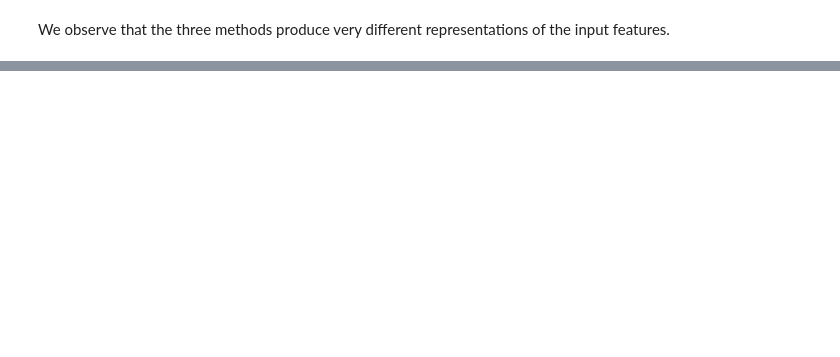
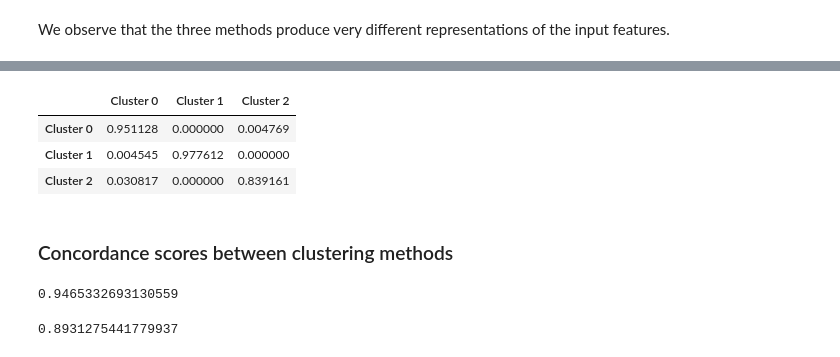
Before and after one commit to rbazin/ECSE556-HW1, a Jupyter notebook: notebook.ipynb, the cells around one changed output, grey strips where cells are left out. Drawn from its saved outputs; the diff is of its cells as text; code cells hidden in the pictures; blank space fills up the shorter version.

```diff
--- a/notebook.ipynb
+++ b/notebook.ipynb
@@ -134,0 +155,4 @@ We observe that the three methods produce very different representations of the
+# %%
+kmeans = KMeans(n_clusters=3)
+# %%
+k_clustering = kmeans.fit_predict(df_scaled)
@@ -134,0 +169,7 @@ We observe that the three methods produce very different representations of the
+# %%
+print("For agglomerative clustering:")
+for i in range(3):
+    print(f"Number of samples in cluster {i}: {np.sum(agglo_clustering == i)}")
+print("For K-means clustering:")
+for i in range(3):
+    print(f"Number of samples in cluster {i}: {np.sum(k_clustering == i)}")
@@ -134,0 +191,7 @@ We observe that the three methods produce very different representations of the
+# %%
+similarity_scores = np.zeros((3, 3))
+for i in range(3):
+    for j in range(3):
+        similarity_score = jaccard_score((agglo_clustering==i).astype("int32"), (k_clustering==j).astype("int32"))
+        similarity_scores[i, j] = similarity_score
+        print(f"Similarity score for clusters {i} vs {j}: {similarity_score}")
@@ -134,0 +208,10 @@ We observe that the three methods produce very different representations of the
+# %%
+df_similarity_scores = pd.DataFrame(similarity_scores, columns=["Cluster 0", "Cluster 1", "Cluster 2"], index=["Cluster 0", "Cluster 1", "Cluster 2"])
+df_similarity_scores
+# %% [output]
+|  | Cluster 0 | Cluster 1 | Cluster 2 |
+| Cluster 0 | 0.951128 | 0.000000 | 0.004769 |
+| Cluster 1 | 0.004545 | 0.977612 | 0.000000 |
+| Cluster 2 | 0.030817 | 0.000000 | 0.839161 |
+# %% [markdown]
+### Concordance scores between clustering methods
@@ -134,0 +220,10 @@ We observe that the three methods produce very different representations of the
+# %%
+rand = rand_score(agglo_clustering, k_clustering)
+rand
+# %% [output]
+0.9465332693130559
+# %%
+adjusted_rand = adjusted_rand_score(agglo_clustering, k_clustering)
+adjusted_rand
+# %% [output]
+0.8931275441779937
```
Also changed, not shown: parts of 22 cells of this notebook, 3 other files.
